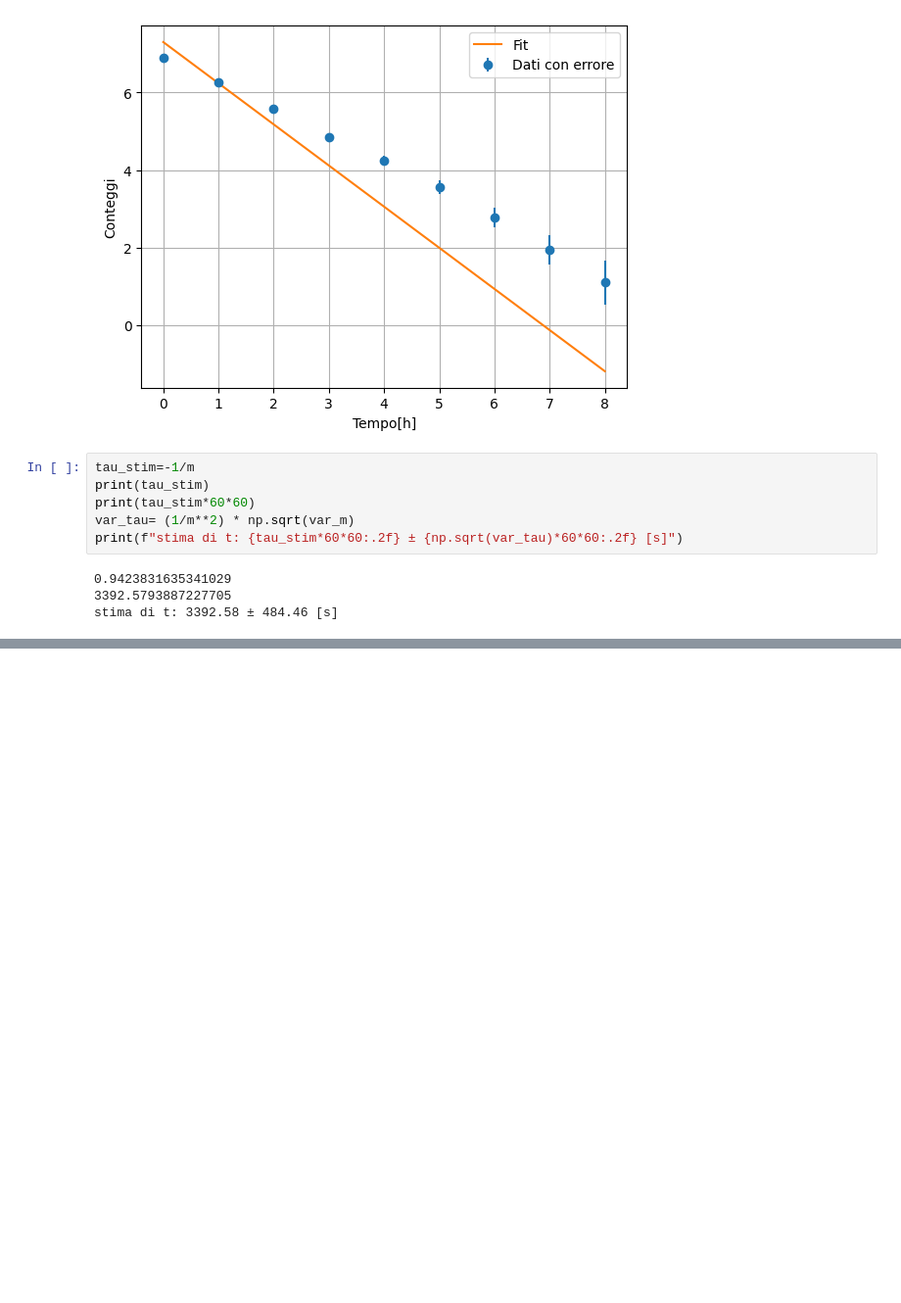
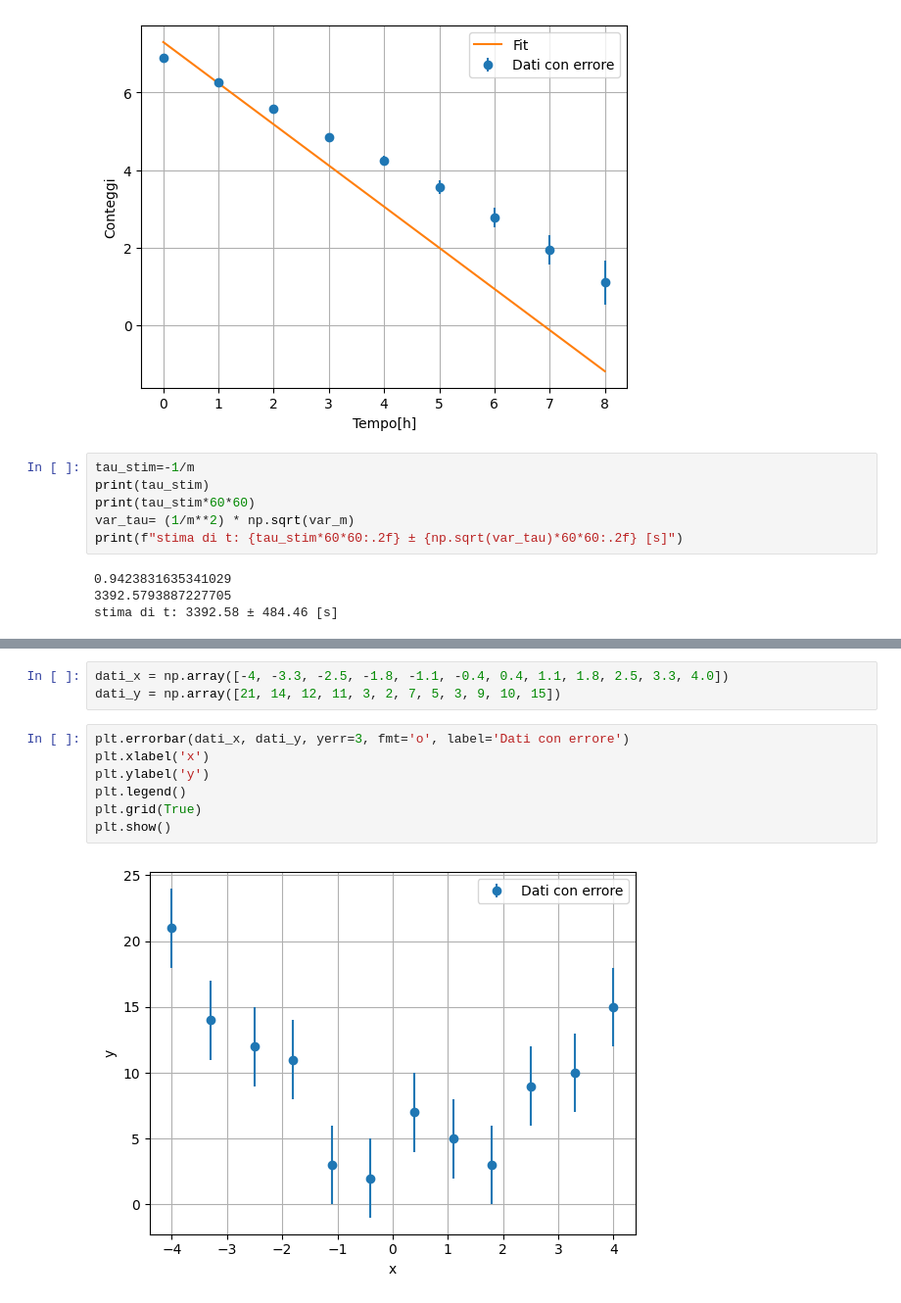
Before and after one commit to Its-mics/Statistica, a Jupyter notebook: laboratorio/Esercitazioni/5_esercitazione.ipynb, the cells around one changed output, grey strips where cells are left out. Shown at 98% size. Drawn from its saved outputs; the diff is of its cells as text; blank space fills up the shorter version.

```diff
--- a/laboratorio/Esercitazioni/5_esercitazione.ipynb
+++ b/laboratorio/Esercitazioni/5_esercitazione.ipynb
@@ -397,0 +482,12 @@ stima di t: 3392.58 ± 484.46 [s]
+# %%
+dati_x = np.array([-4, -3.3, -2.5, -1.8, -1.1, -0.4, 0.4, 1.1, 1.8, 2.5, 3.3, 4.0])
+dati_y = np.array([21, 14, 12, 11, 3, 2, 7, 5, 3, 9, 10, 15])
+# %%
+plt.errorbar(dati_x, dati_y, yerr=3, fmt='o', label='Dati con errore')
+plt.xlabel('x')
+plt.ylabel('y')
+plt.legend()
+plt.grid(True)
+plt.show()
+# %% [output]
+[figure, added]
```
Also changed, not shown: parts of 19 cells of this notebook.
